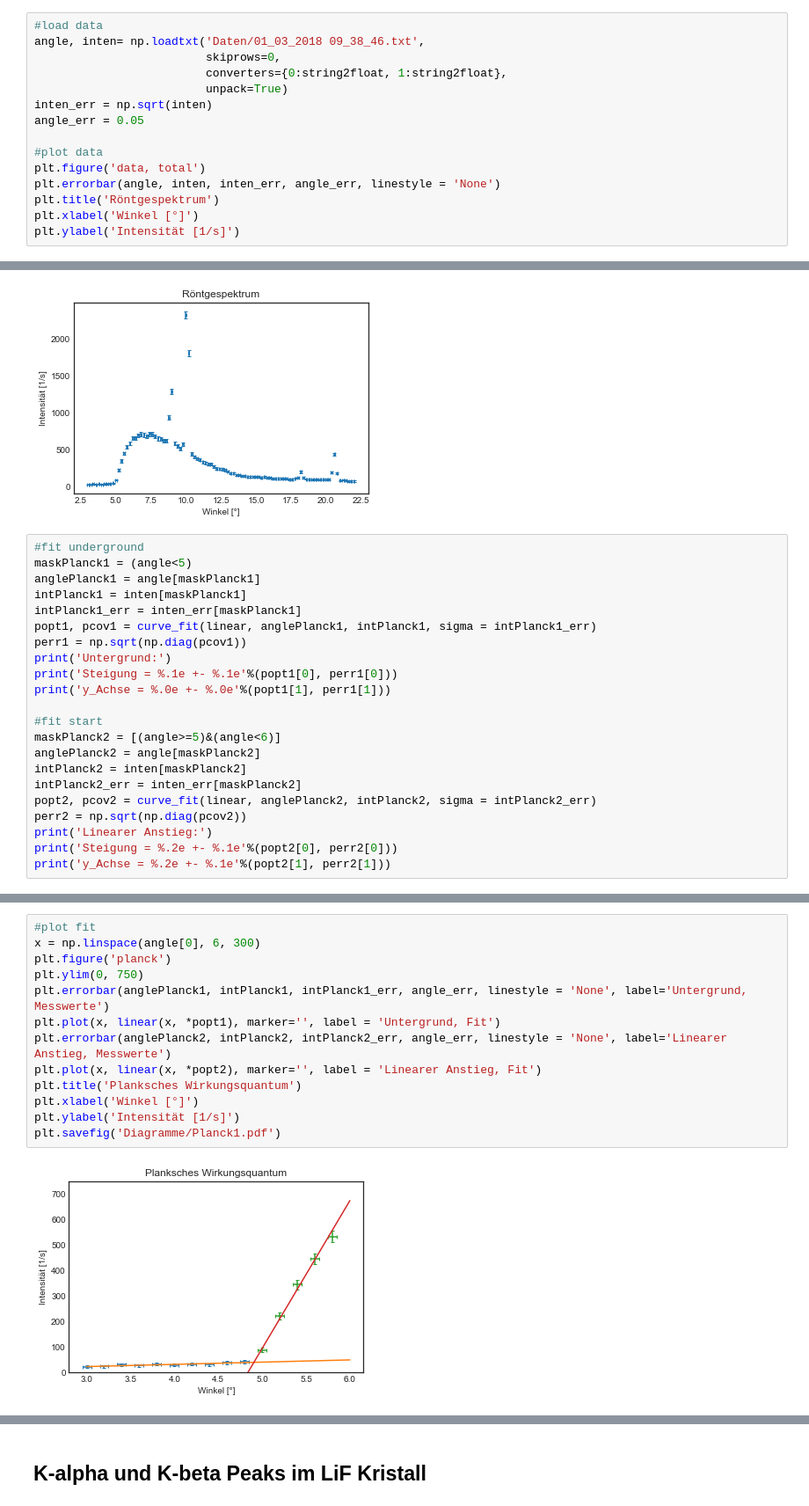
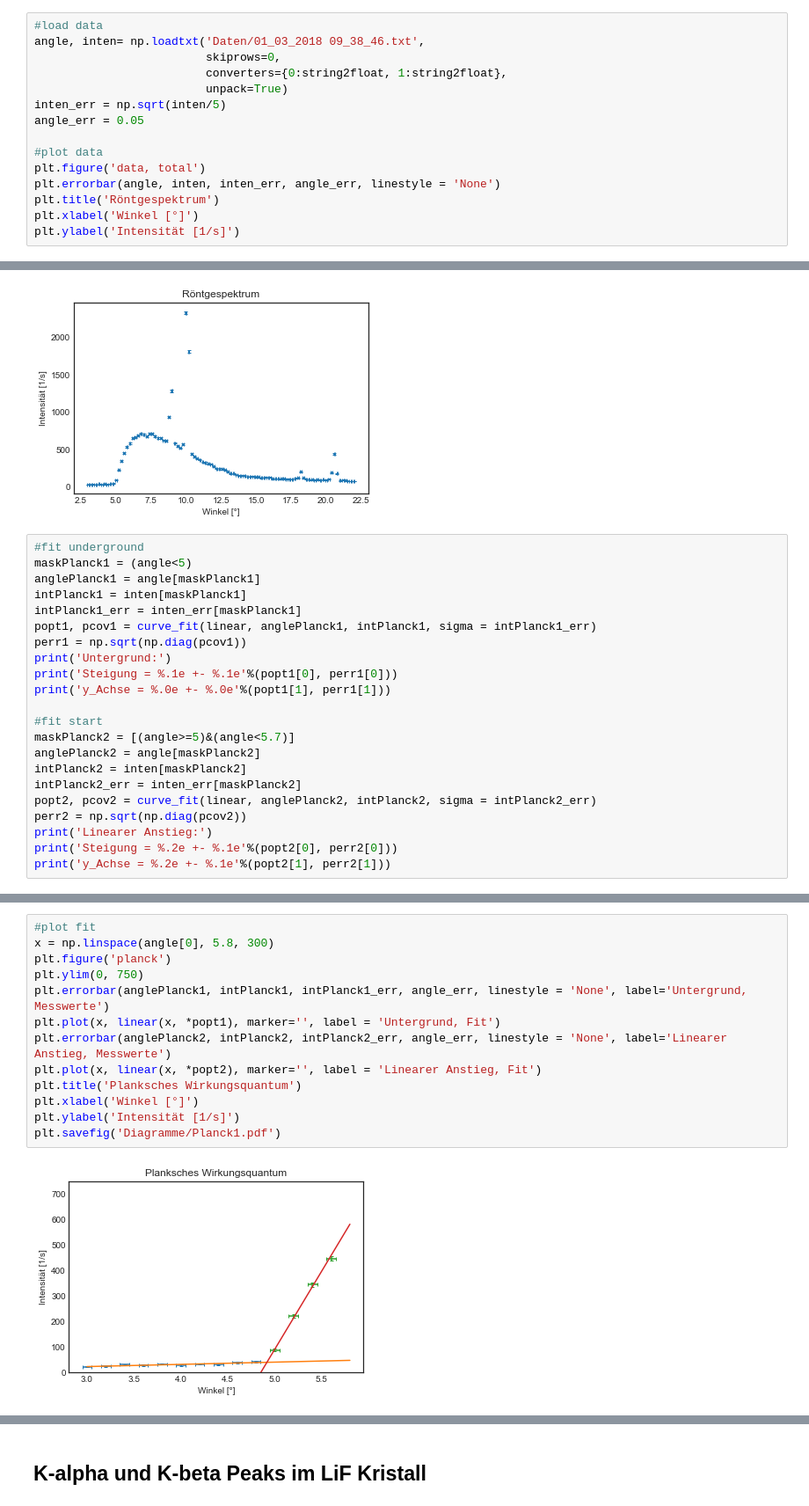
Before and after one commit to MajestyQ/Lectures, a Jupyter notebook: Praktikum/PAP 2.2/255 - Röntgenspektrometer/255q.ipynb, the cells around one changed output, grey strips where cells are left out. Shown at 88% size. Drawn from its saved outputs; the diff is of its cells as text.

```diff
--- a/Praktikum/PAP 2.2/255 - Röntgenspektrometer/255q.ipynb
+++ b/Praktikum/PAP 2.2/255 - Röntgenspektrometer/255q.ipynb
@@ -33,7 +33,7 @@ angle, inten= np.loadtxt('Daten/01_03_2018 09_38_46.txt',
                          skiprows=0,
                          converters={0:string2float, 1:string2float},
                          unpack=True)
-inten_err = np.sqrt(inten)
+inten_err = np.sqrt(inten/5)
 angle_err = 0.05
 
 #plot data
@@ -58,7 +58,7 @@ print('Steigung = %.1e +- %.1e'%(popt1[0], perr1[0]))
 print('y_Achse = %.0e +- %.0e'%(popt1[1], perr1[1]))
 
 #fit start
-maskPlanck2 = [(angle>=5)&(angle<6)]
+maskPlanck2 = [(angle>=5)&(angle<5.7)]
 anglePlanck2 = angle[maskPlanck2]
 intPlanck2 = inten[maskPlanck2]
 intPlanck2_err = inten_err[maskPlanck2]
@@ -77,15 +77,15 @@ y_Achse = -2.80e+03 +- 1.3e+02
 # %%
 #plot fit
-x = np.linspace(angle[0], 6, 300)
+x = np.linspace(angle[0], 5.8, 300)
 plt.figure('planck')
 plt.ylim(0, 750)
 plt.errorbar(anglePlanck1, intPlanck1, intPlanck1_err, angle_err, linestyle = 'None', label='Untergrund, Messwerte')
 plt.plot(x, linear(x, *popt1), marker='', label = 'Untergrund, Fit')
 plt.errorbar(anglePlanck2, intPlanck2, intPlanck2_err, angle_err, linestyle = 'None', label='Linearer Anstieg, Messwerte')
 plt.plot(x, linear(x, *popt2), marker='', label = 'Linearer Anstieg, Fit')
 plt.title('Planksches Wirkungsquantum')
 plt.xlabel('Winkel [°]')
 plt.ylabel('Intensität [1/s]')
 plt.savefig('Diagramme/Planck1.pdf')
 # %% [output]
-[figure, old version]
+[figure, new version]
```
Also changed, not shown: parts of 21 cells of this notebook, 14 other files.
